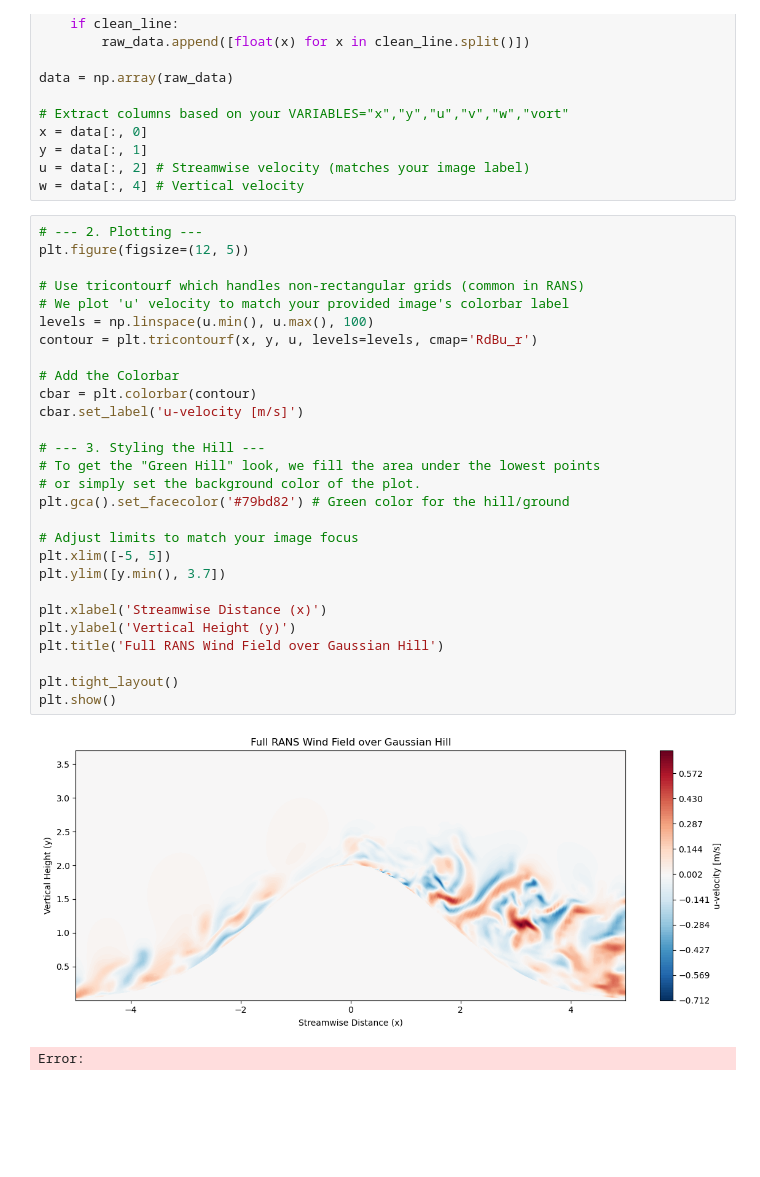
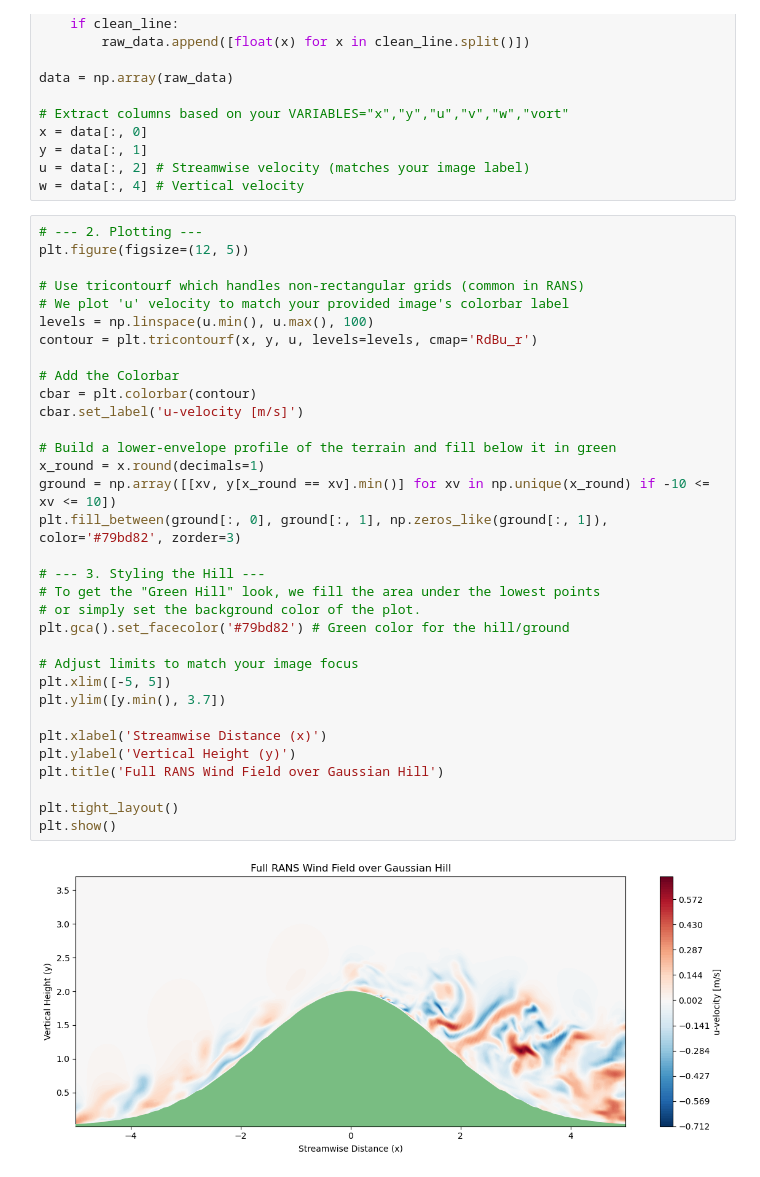
Before and after one commit to JacobManniche/Bachelor_legeplads, a Jupyter notebook: RANS gauss/visual_J.ipynb, the cells around one changed output. Cells and saved outputs as stored; diff of their text form; blank space fills up the shorter version.

```diff
--- a/RANS gauss/visual_J.ipynb
+++ b/RANS gauss/visual_J.ipynb
@@ -30,31 +29,35 @@ w = data[:, 4] # Vertical velocity
 # %%
 # --- 2. Plotting ---
 plt.figure(figsize=(12, 5))
 
 # Use tricontourf which handles non-rectangular grids (common in RANS)
 # We plot 'u' velocity to match your provided image's colorbar label
 levels = np.linspace(u.min(), u.max(), 100)
 contour = plt.tricontourf(x, y, u, levels=levels, cmap='RdBu_r')
 
 # Add the Colorbar
 cbar = plt.colorbar(contour)
 cbar.set_label('u-velocity [m/s]')
+
+# Build a lower-envelope profile of the terrain and fill below it in green
+x_round = x.round(decimals=1)
+ground = np.array([[xv, y[x_round == xv].min()] for xv in np.unique(x_round) if -10 <= xv <= 10])
+plt.fill_between(ground[:, 0], ground[:, 1], np.zeros_like(ground[:, 1]), color='#79bd82', zorder=3)
 
 # --- 3. Styling the Hill ---
 # To get the "Green Hill" look, we fill the area under the lowest points
 # or simply set the background color of the plot.
 plt.gca().set_facecolor('#79bd82') # Green color for the hill/ground
 
 # Adjust limits to match your image focus
 plt.xlim([-5, 5])
 plt.ylim([y.min(), 3.7])
 
 plt.xlabel('Streamwise Distance (x)')
 plt.ylabel('Vertical Height (y)')
 plt.title('Full RANS Wind Field over Gaussian Hill')
 
 plt.tight_layout()
 plt.show()
 # %% [output]
-[figure, old version]
+[figure, new version]
-Error:
```
Also changed, not shown: parts of 1 cell of this notebook, 9 other files.
